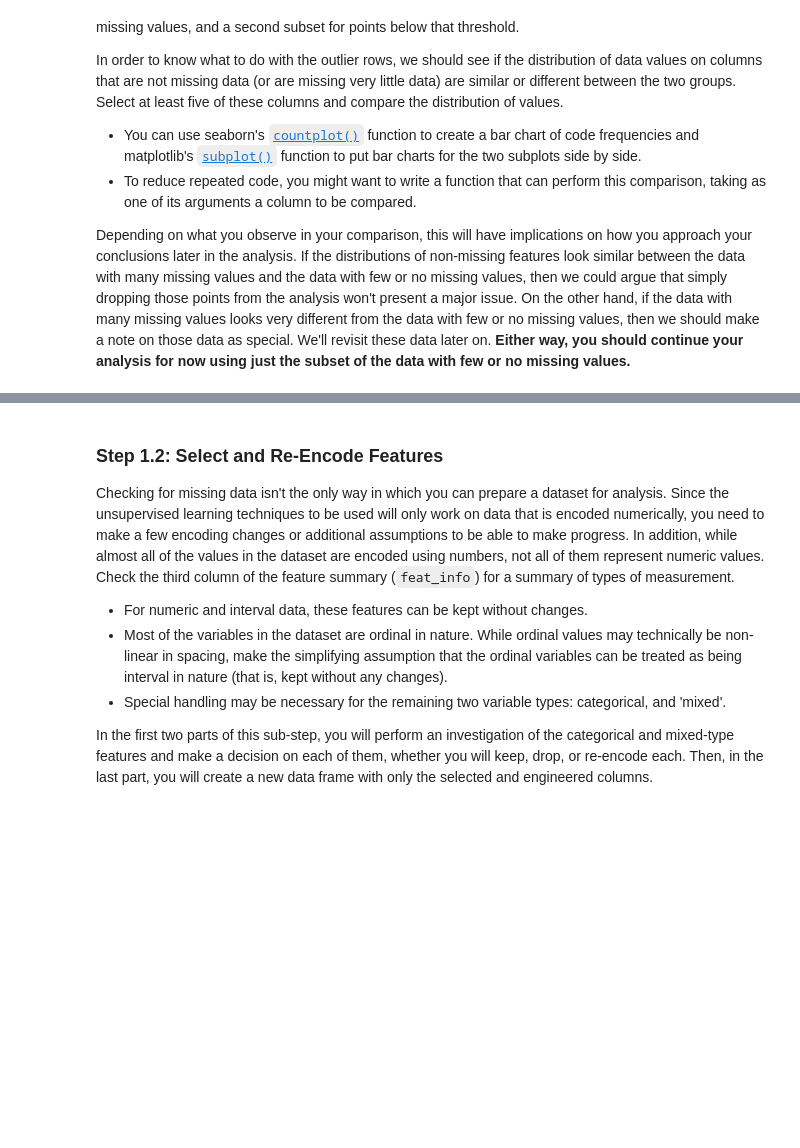
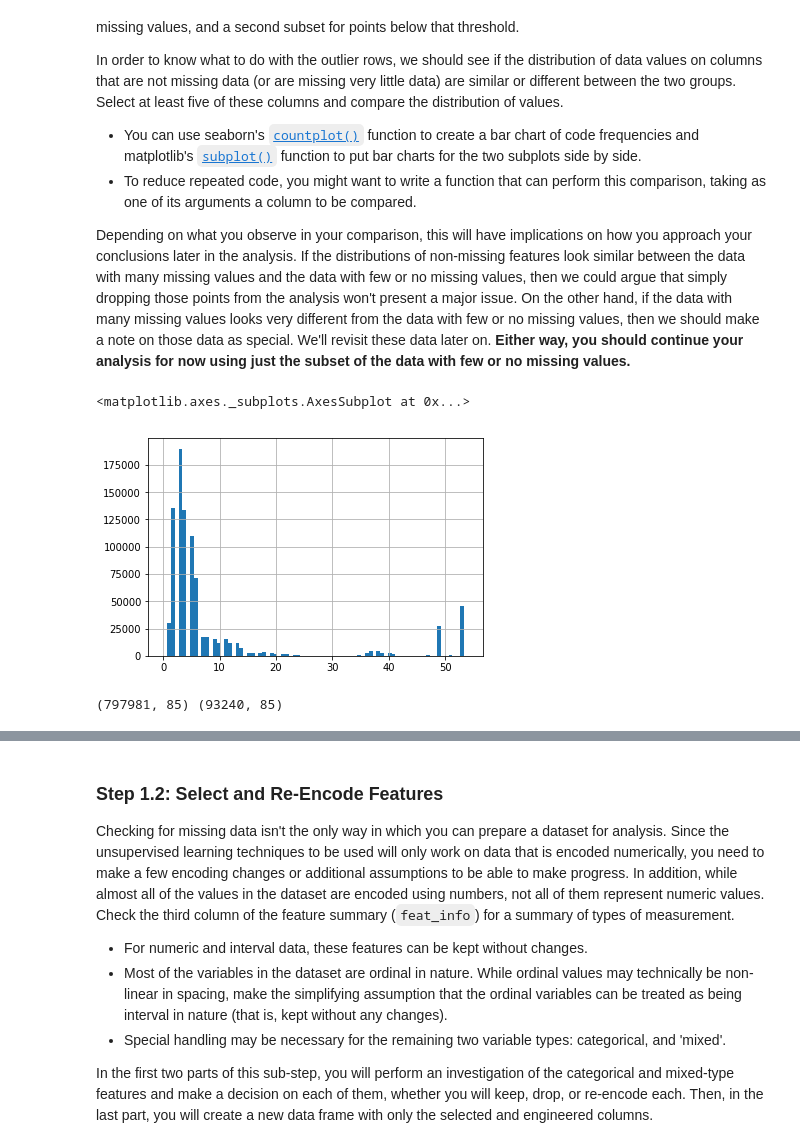
Before and after one commit to jgu1989/UdacityDataScientistNanodegree, a Jupyter notebook: project3_customer_segments/Identify_Customer_Segments.ipynb, the cells around one changed output, grey strips where cells are left out. Cells and saved outputs as stored; diff of their text form; code cells hidden in the pictures; blank space fills up the shorter version.

Commit message:
Drop rows with many missing values

```diff
--- a/project3_customer_segments/Identify_Customer_Segments.ipynb
+++ b/project3_customer_segments/Identify_Customer_Segments.ipynb
@@ -186,6 +186,7 @@ azdias_nan.isna().sum().hist(bins=85)
 # %%
 # Remove the outlier columns from the dataset. (You'll perform other data
 # engineering tasks such as re-encoding and imputation later.)
-# It seems that the majority of the columns have less than 200k missing values.
+# The majority of the columns have less than 200k missing values.
 outlier = list(azdias_nan.columns[azdias_nan.isna().sum()>200000])
-azdias_nan.drop(columns=outlier, axis=1, inplace=True)
+print(outlier)
+azdias_col = azdias_nan.drop(columns=outlier, axis=1)
@@ -205,9 +211,21 @@ In order to know what to do with the outlier rows, we should see if the distribu
 Depending on what you observe in your comparison, this will have implications on how you approach your conclusions later in the analysis. If the distributions of non-missing features look similar between the data with many missing values and the data with few or no missing values, then we could argue that simply dropping those points from the analysis won't present a major issue. On the other hand, if the data with many missing values looks very different from the data with few or no missing values, then we should make a note on those data as special. We'll revisit these data later on. **Either way, you should continue your analysis for now using just the subset of the data with few or no missing values.**
 # %%
 # How much data is missing in each row of the dataset?
+azdias_nan.isna().sum(axis=1).hist(bins=80)
+# %% [output]
+<matplotlib.axes._subplots.AxesSubplot at 0x...>
+[figure, added]
 # %%
 # Write code to divide the data into two subsets based on the number of missing
 # values in each row.
+# Based on the histogram above, I will use 3 as the threshold.
+threshold = 30
+outlier_row = azdias_nan.index[azdias_nan.isna().sum(axis=1)>threshold]
+azdias_few = azdias_nan.loc[~azdias_nan.index.isin(outlier_row)]
+azdias_more = azdias_nan.loc[outlier_row]
+print(azdias_row1.shape,azdias_more.shape)
+# %% [output]
+(797981, 85) (93240, 85)
 # %%
 # Compare the distribution of values for at least five columns where there are
 # no or few missing values, between the two subsets.
```
Also changed, not shown: parts of 4 cells of this notebook.
